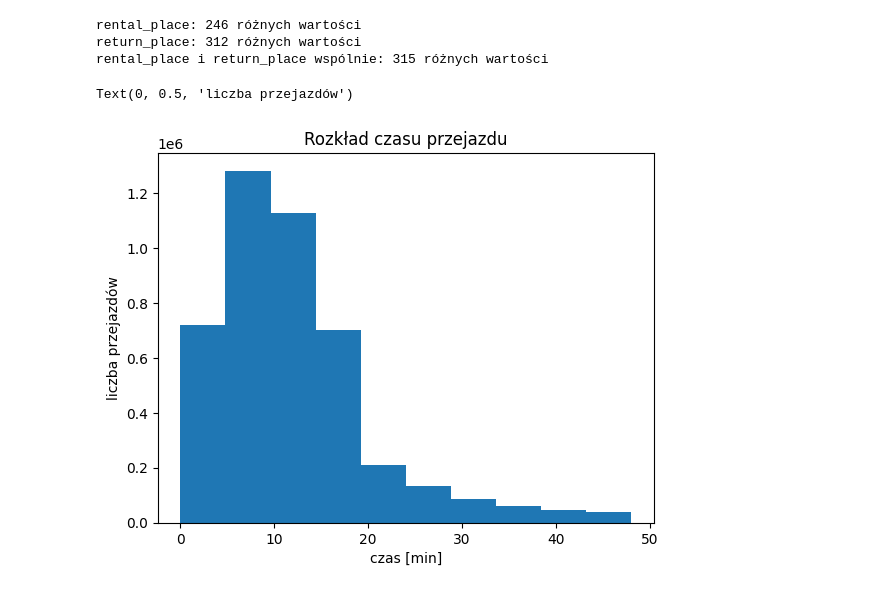
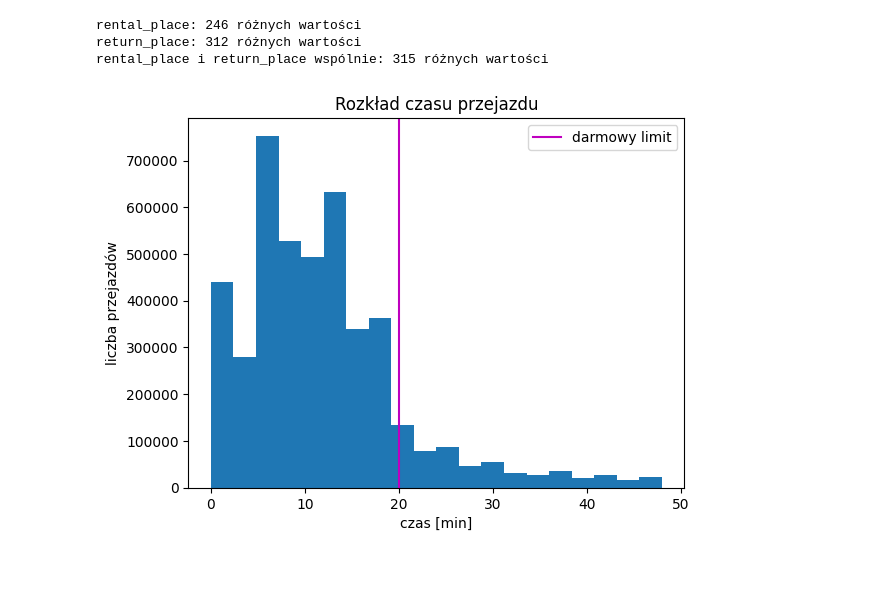
Before and after one commit to hbrt-rdzk/wroclaw-bicycles-network, a Jupyter notebook: notebooks/data_analysis.ipynb, the cells around one changed output. Cells and saved outputs as stored; diff of their text form; code cells hidden in the pictures.

```diff
--- a/notebooks/data_analysis.ipynb
+++ b/notebooks/data_analysis.ipynb
@@ -47,14 +55,19 @@ rental_place i return_place wspólnie: 315 różnych wartości
 # %%
 # rozkład czasu przejazdu (bez outlierów)
 
 dur = bikes_df["duration"]
 dur_no_outliers = dur[dur < dur.quantile(0.95)]
 
 fig, ax = plt.subplots()
-ax.hist(dur_no_outliers)
+ax.hist(dur_no_outliers, bins=20)
 ax.set_title("Rozkład czasu przejazdu")
 ax.set_xlabel("czas [min]")
 ax.set_ylabel("liczba przejazdów")
+
+# zaznaczamy granicę darmowego przejazdu 20 minut
+ax.axvline(ymin=0, ymax=9e5, x=20, c='m', label="darmowy limit")
+
+ax.legend()
+plt.show()
 # %% [output]
-Text(0, 0.5, 'liczba przejazdów')
-[figure, old version]
+[figure, new version]
```
Also changed, not shown: parts of 2 cells of this notebook.
